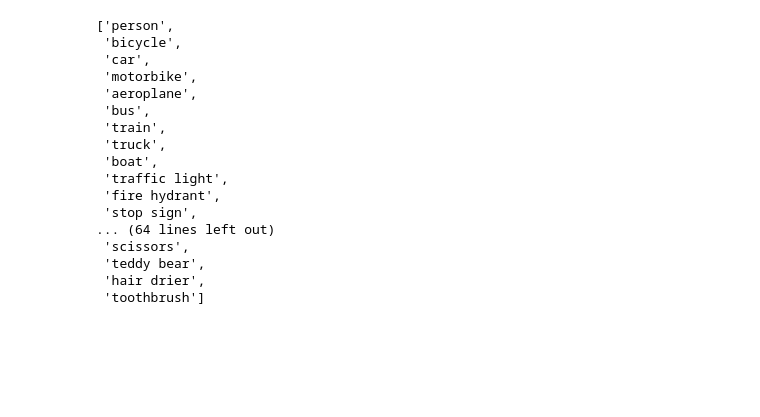
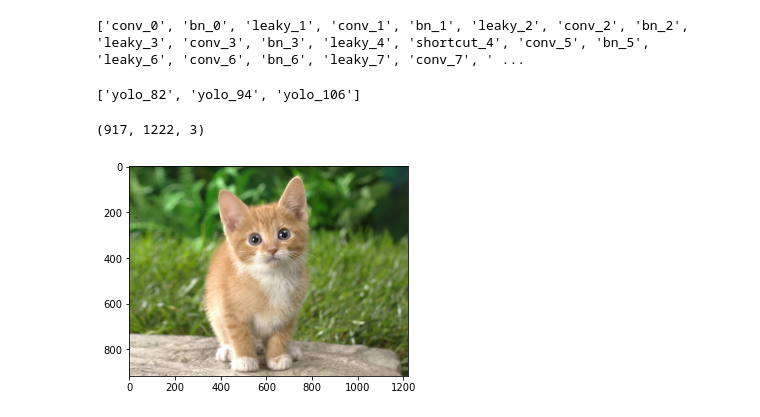
Before and after one commit to songbae/BoostCamp, a Jupyter notebook: Day_Free/yolov3.ipynb, the cells around one changed output. Drawn from its saved outputs; the diff is of its cells as text; code cells hidden in the pictures; blank space fills up the shorter version.

```diff
--- a/Day_Free/yolov3.ipynb
+++ b/Day_Free/yolov3.ipynb
@@ -5,25 +5,37 @@ import matplotlib.pyplot as plt
 import time
 
 labels=open('./data/yolo_v3/coco.names').read().strip().split('\n')
-weights_pat='./data/yolo_v3/yolov3.weights'
+weights_path='./data/yolo_v3/yolov3.weights'
 configuration_path='./data/yolo_v3/yolov3.cfg'
 p_min=0.5
 threshold=0.3
-# %% [output]
-['person',
- 'bicycle',
- 'car',
- 'motorbike',
- 'aeroplane',
- 'bus',
- 'train',
- 'truck',
- 'boat',
- 'traffic light',
- 'fire hydrant',
- 'stop sign',
-... (64 lines left out)
- 'scissors',
- 'teddy bear',
- 'hair drier',
- 'toothbrush']
+# %%
+network=cv2.dnn.readNetFromDarknet(configuration_path,weights_path)
+
+#getting names of all layers
+layers_names_all =network.getLayerNames()# list of layers name
+print(layers_names_all)
+# %% [output]
+['conv_0', 'bn_0', 'leaky_1', 'conv_1', 'bn_1', 'leaky_2', 'conv_2', 'bn_2', 'leaky_3', 'conv_3', 'bn_3', 'leaky_4', 'shortcut_4', 'conv_5', 'bn_5', 'leaky_6', 'conv_6', 'bn_6', 'leaky_7', 'conv_7', ' ...
+# %%
+layers_names_output=[layers_names_all[i[0]-1]for i in network.getUnconnectedOutLayers()]
+print(layers_names_output)
+
+#check point
+# %% [output]
+['yolo_82', 'yolo_94', 'yolo_106']
+# %%
+###loading input image from file
+
+image_input=cv2.imread('./data/yolo_v3/cat2.jpg')
+image_input_shape=image_input.shape
+print(image_input_shape)
+# %% [output]
+(917, 1222, 3)
+# %%
+%matplotlib inline
+plt.rcParams['figure.figsize']=(5.0,5.0)
+plt.imshow(cv2.cvtColor(image_input,cv2.COLOR_BGR2RGB))
+plt.show()
+# %% [output]
+[figure, added]
```
Also changed, not shown: 7 other files.
